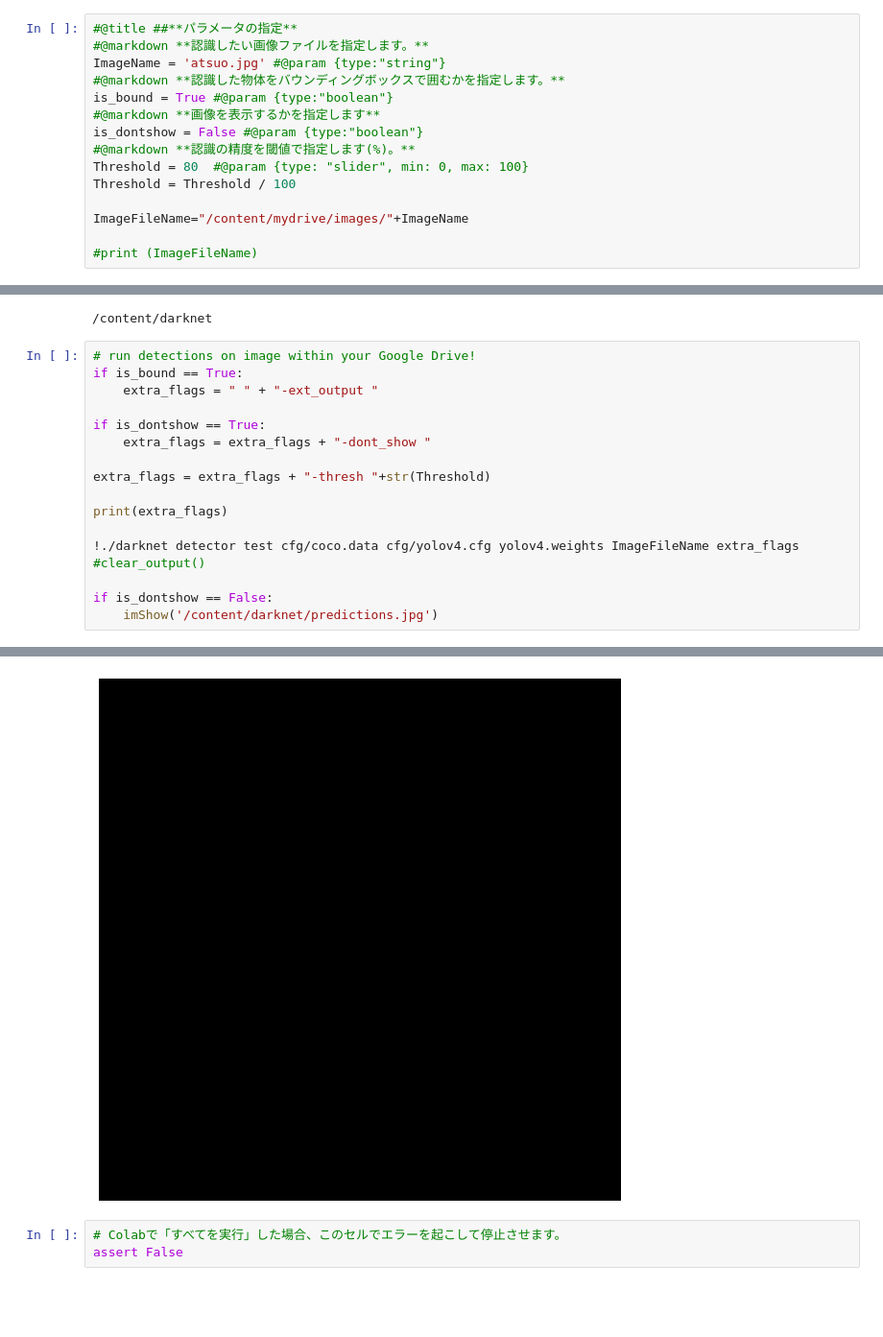
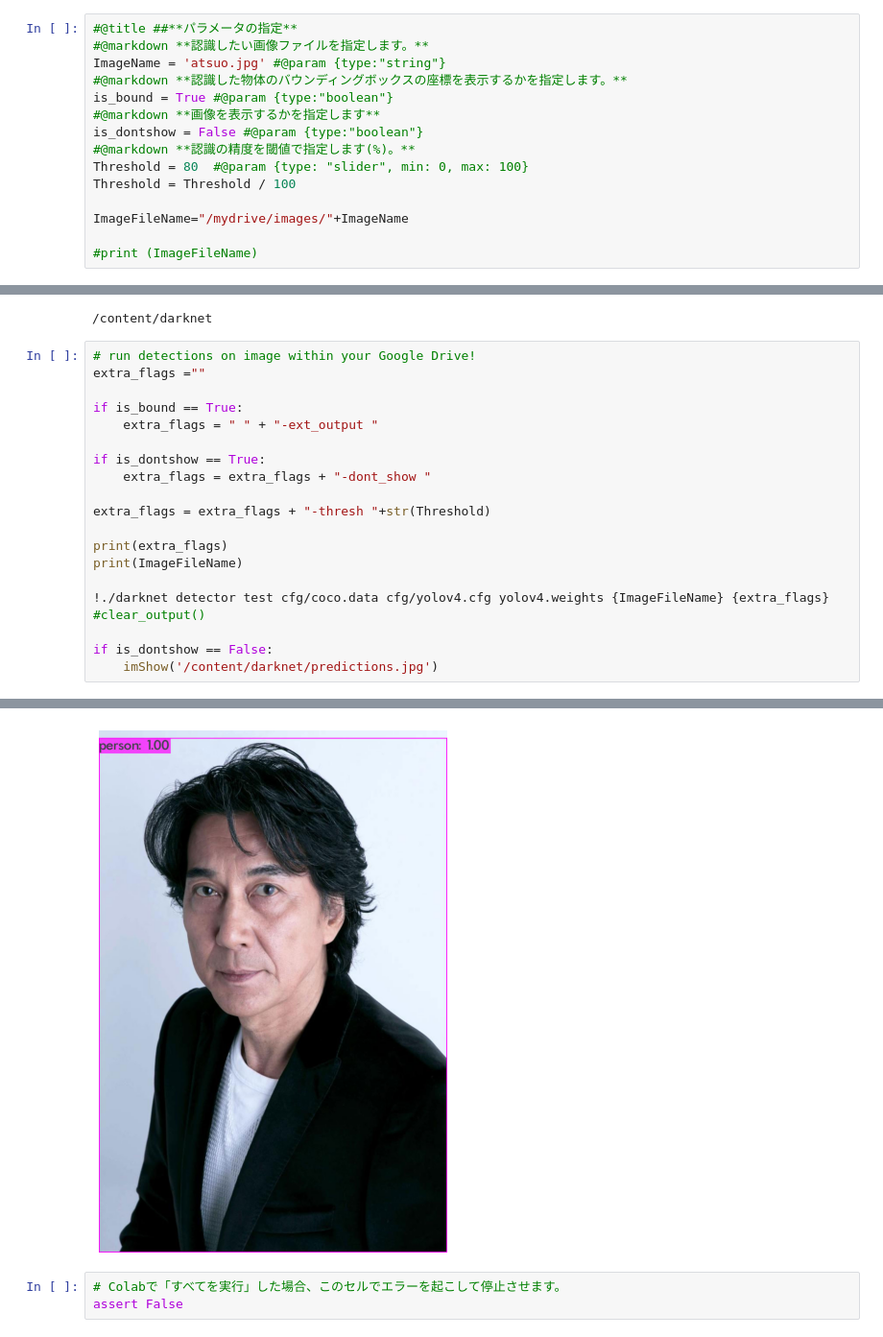
Before and after one commit to nak650228/YOLOv4, a Jupyter notebook: YOLOv4_Training_Tutorial.ipynb, the cells around one changed output, grey strips where cells are left out. Shown at 96% size. Saved outputs shown, nothing was run; the diff lists cells and outputs as text; blank space fills up the shorter version.

```diff
--- a/YOLOv4_Training_Tutorial.ipynb
+++ b/YOLOv4_Training_Tutorial.ipynb
@@ -117,7 +116,7 @@ atsuo.jpg  image.jpg  source.jpg  street.jpg
 #@title ##**パラメータの指定**
 #@markdown **認識したい画像ファイルを指定します。**
 ImageName = 'atsuo.jpg' #@param {type:"string"}
-#@markdown **認識した物体をバウンディングボックスで囲むかを指定します。**
+#@markdown **認識した物体のバウンディングボックスの座標を表示するかを指定します。**
 is_bound = True #@param {type:"boolean"}
 #@markdown **画像を表示するかを指定します**
 is_dontshow = False #@param {type:"boolean"}
@@ -125,6 +124,6 @@ is_dontshow = False #@param {type:"boolean"}
 Threshold = 80  #@param {type: "slider", min: 0, max: 100}
 Threshold = Threshold / 100
 
-ImageFileName="/content/mydrive/images/"+ImageName
+ImageFileName="/mydrive/images/"+ImageName
 
 #print (ImageFileName)
@@ -137,6 +134,8 @@ ImageFileName="/content/mydrive/images/"+ImageName
 /content/darknet
 # %%
 # run detections on image within your Google Drive!
+extra_flags =""
+
 if is_bound == True:
     extra_flags = " " + "-ext_output "
 
@@ -146,8 +145,9 @@ if is_dontshow == True:
 extra_flags = extra_flags + "-thresh "+str(Threshold)
 
 print(extra_flags)
+print(ImageFileName)
 
-!./darknet detector test cfg/coco.data cfg/yolov4.cfg yolov4.weights ImageFileName extra_flags
+!./darknet detector test cfg/coco.data cfg/yolov4.cfg yolov4.weights {ImageFileName} {extra_flags}
 #clear_output()
 
 if is_dontshow == False:
@@ -173,4 +173,4 @@ Unable to init server: Could not connect: Connection refused
-[figure, old version]
+[figure, new version]
 # %%
 # Colabで「すべてを実行」した場合、このセルでエラーを起こして停止させます。
 assert False
```
Also changed, not shown: parts of 4 cells of this notebook.
